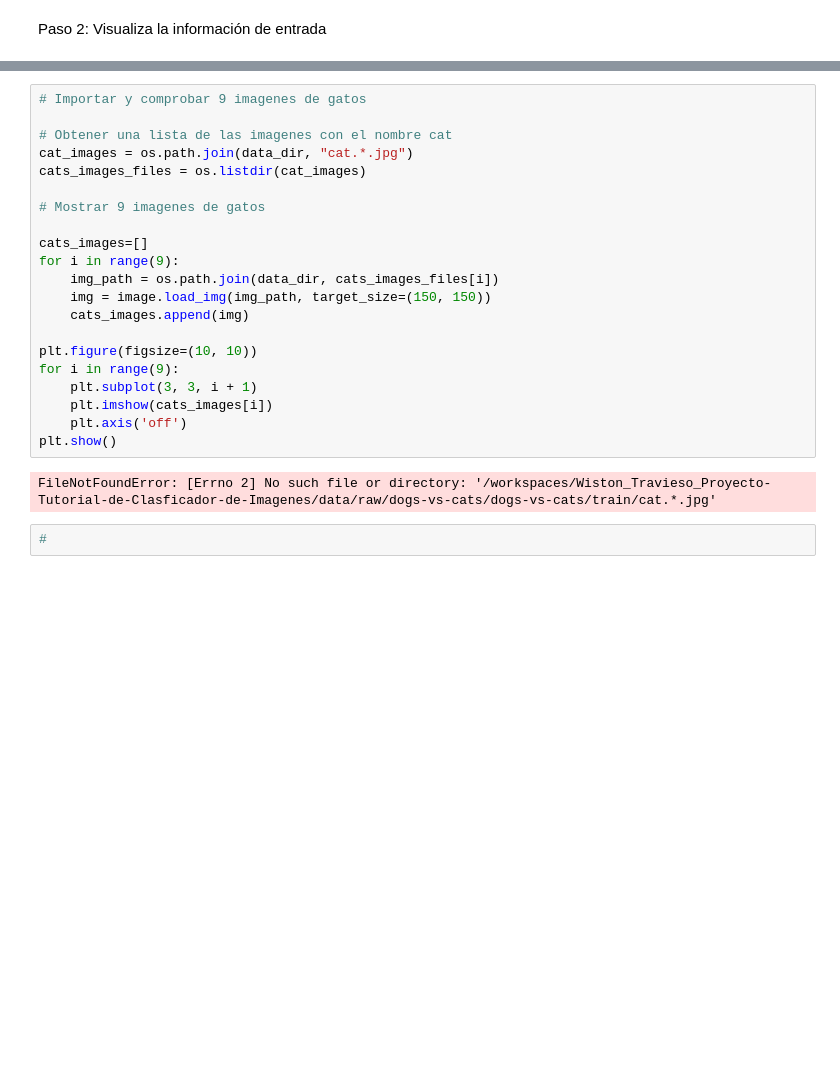
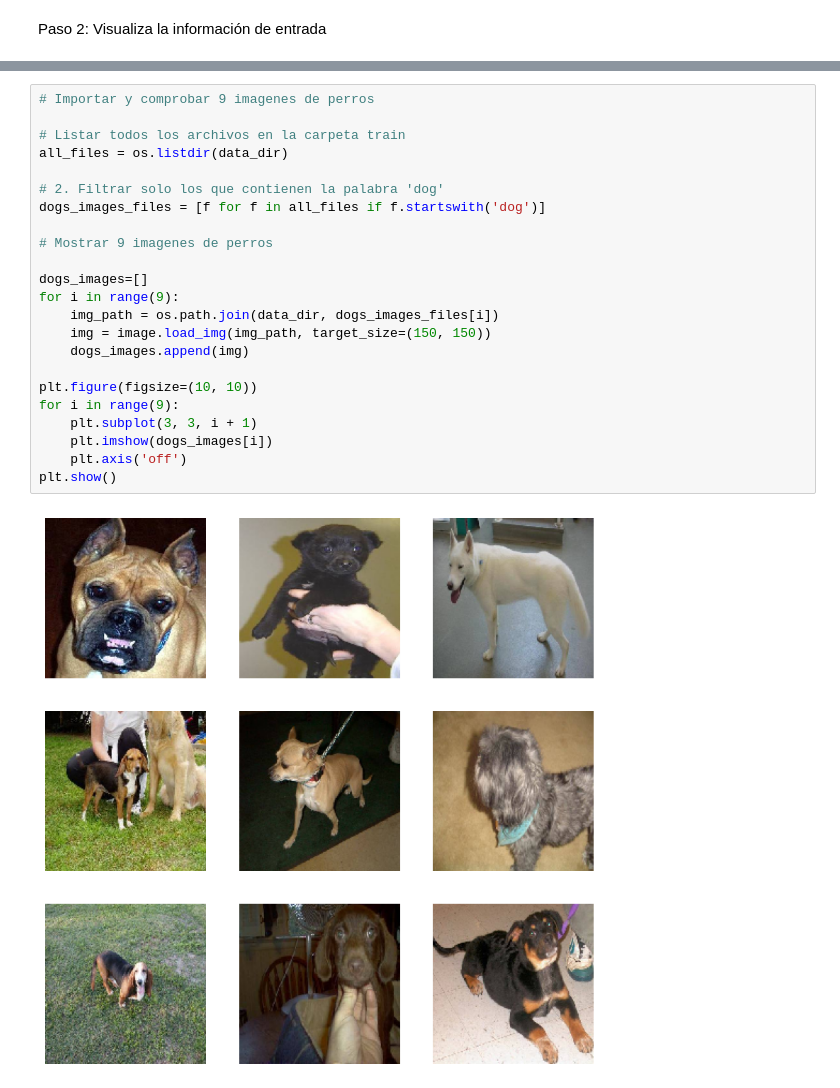
Before and after one commit to 4GeeksAcademy/Wiston_Travieso_Proyecto-Tutorial-de-Clasficador-de-Imagenes, a Jupyter notebook: src/Sistema de clasificación de imágenes.es.ipynb, the cells around one changed output, grey strips where cells are left out. Drawn from its saved outputs; the diff is of its cells as text; blank space fills up the shorter version.

```diff
--- a/src/Sistema de clasificación de imágenes.es.ipynb
+++ b/src/Sistema de clasificación de imágenes.es.ipynb
@@ -46,25 +69,25 @@ Paso 2: Visualiza la información de entrada
 # %%
-# Importar y comprobar 9 imagenes de gatos
+# Importar y comprobar 9 imagenes de perros
 
-# Obtener una lista de las imagenes con el nombre cat
-cat_images = os.path.join(data_dir, "cat.*.jpg")
-cats_images_files = os.listdir(cat_images)
+# Listar todos los archivos en la carpeta train
+all_files = os.listdir(data_dir)
 
-# Mostrar 9 imagenes de gatos
+# 2. Filtrar solo los que contienen la palabra 'dog'
+dogs_images_files = [f for f in all_files if f.startswith('dog')]
 
-cats_images=[]
+# Mostrar 9 imagenes de perros
+
+dogs_images=[]
 for i in range(9):
-    img_path = os.path.join(data_dir, cats_images_files[i])
+    img_path = os.path.join(data_dir, dogs_images_files[i])
     img = image.load_img(img_path, target_size=(150, 150))
-    cats_images.append(img)
+    dogs_images.append(img)
 
 plt.figure(figsize=(10, 10))
 for i in range(9):
     plt.subplot(3, 3, i + 1)
-    plt.imshow(cats_images[i])
+    plt.imshow(dogs_images[i])
     plt.axis('off')
 plt.show()
 # %% [output]
-FileNotFoundError: [Errno 2] No such file or directory: '/workspaces/Wiston_Travieso_Proyecto-Tutorial-de-Clasficador-de-Imagenes/data/raw/dogs-vs-cats/dogs-vs-cats/train/cat.*.jpg'
+[figure, added]
-# %%
-#
```
Also changed, not shown: parts of 13 cells of this notebook.
